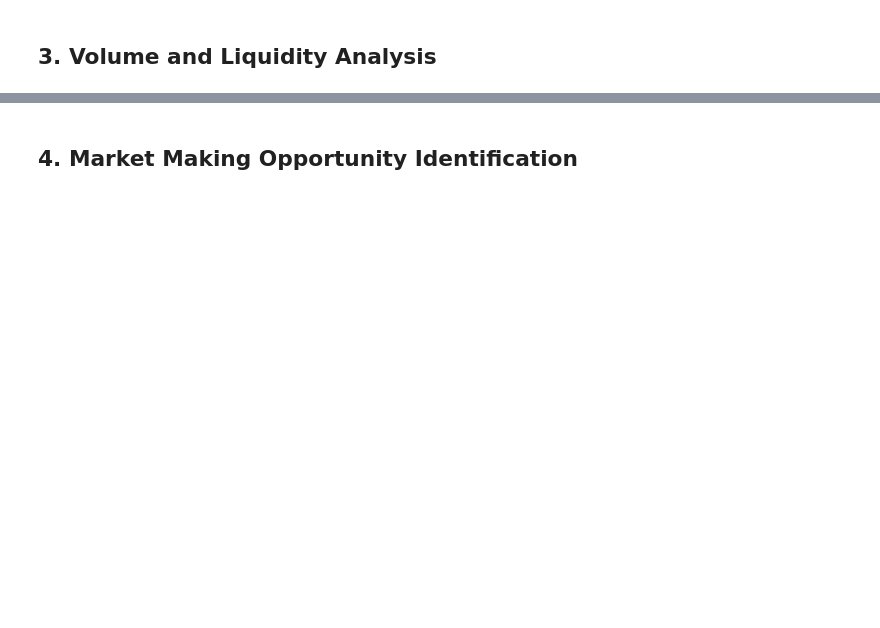
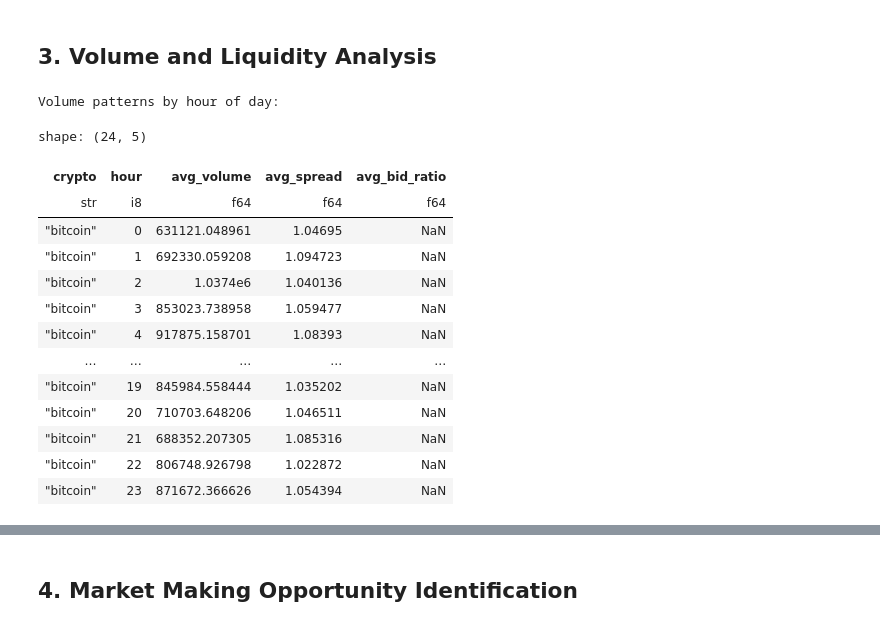
Before and after one commit to SithHades/poly-reward, a Jupyter notebook: analysis/polymarket_analysis.ipynb, the cells around one changed output, grey strips where cells are left out. Drawn from its saved outputs; the diff is of its cells as text; code cells hidden in the pictures; blank space fills up the shorter version.

```diff
--- a/analysis/polymarket_analysis.ipynb
+++ b/analysis/polymarket_analysis.ipynb
@@ -172,22 +199,38 @@ fig.show()
 # %%
 # Analyze volume patterns and liquidity
 volume_analysis = (
     features_df
     .with_columns([
         pl.col("timestamp").dt.hour().alias("hour"),
-        pl.col("timestamp").dt.day_name().alias("day_of_week")
+        pl.col("timestamp").dt.strftime("%A").alias("day_of_week")
     ])
     .group_by(["crypto", "hour"])
     .agg([
         pl.col("total_volume").mean().alias("avg_volume"),
         pl.col("spread_pct").mean().alias("avg_spread"),
         pl.col("bid_ratio").mean().alias("avg_bid_ratio")
     ])
     .sort(["crypto", "hour"])
 )
 
 print("Volume patterns by hour of day:")
 volume_analysis.head(24)  # Show first 24 hours
+# %% [output]
+Volume patterns by hour of day:
+shape: (24, 5)
+| crypto | hour | avg_volume | avg_spread | avg_bid_ratio |
+| str | i8 | f64 | f64 | f64 |
+| "bitcoin" | 0 | 631121.048961 | 1.04695 | NaN |
+| "bitcoin" | 1 | 692330.059208 | 1.094723 | NaN |
+| "bitcoin" | 2 | 1.0374e6 | 1.040136 | NaN |
+| "bitcoin" | 3 | 853023.738958 | 1.059477 | NaN |
+| "bitcoin" | 4 | 917875.158701 | 1.08393 | NaN |
+| … | … | … | … | … |
+| "bitcoin" | 19 | 845984.558444 | 1.035202 | NaN |
+| "bitcoin" | 20 | 710703.648206 | 1.046511 | NaN |
+| "bitcoin" | 21 | 688352.207305 | 1.085316 | NaN |
+| "bitcoin" | 22 | 806748.926798 | 1.022872 | NaN |
+| "bitcoin" | 23 | 871672.366626 | 1.054394 | NaN |
 # %%
 # Visualize hourly volume patterns
 volume_hourly = volume_analysis.to_pandas()
```
Also changed, not shown: parts of 9 cells of this notebook.
